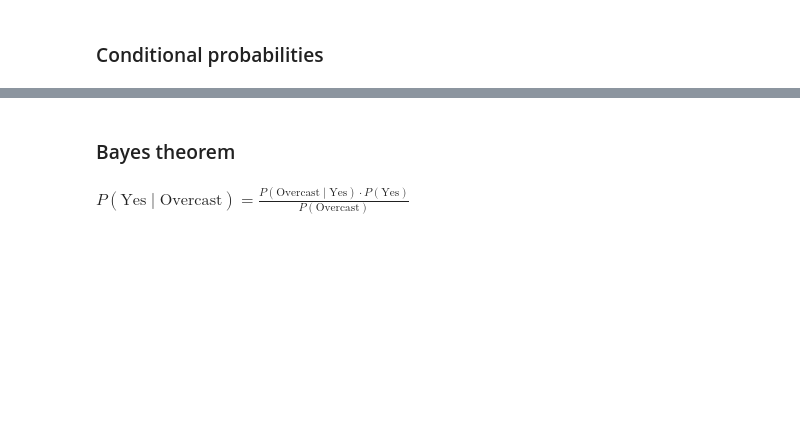
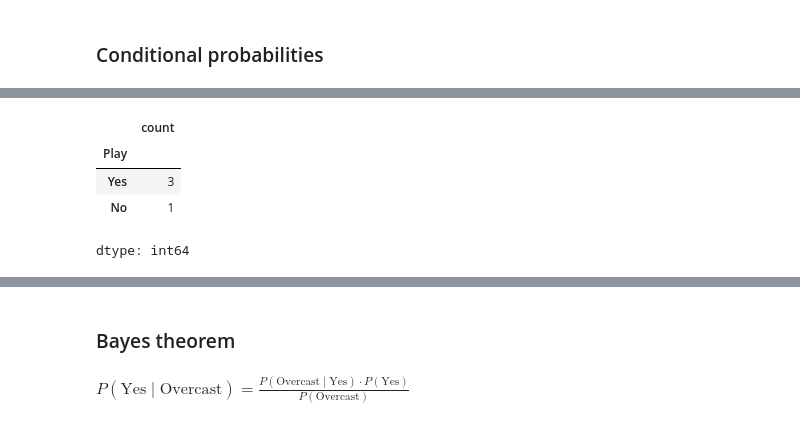
Before and after one commit to cnmi-ds-22/rwcitek___Data-Science-Portfolio-C22, a Jupyter notebook: Modules/Module_1_Intro_to_DS_and_Naive_Bayes/Lectures/122-Naive.Bayes.part-1.end.ipynb, the cells around one changed output, grey strips where cells are left out. Drawn from its saved outputs; the diff is of its cells as text; code cells hidden in the pictures; blank space fills up the shorter version.

```diff
--- a/Modules/Module_1_Intro_to_DS_and_Naive_Bayes/Lectures/122-Naive.Bayes.part-1.end.ipynb
+++ b/Modules/Module_1_Intro_to_DS_and_Naive_Bayes/Lectures/122-Naive.Bayes.part-1.end.ipynb
@@ -131,4 +247,10 @@ type(cond_counts)
 # %%
-cond_counts["Overcast"]
+cond_counts["Overcast",:]
+# %% [output]
+|  | count |
+| Play |  |
+| Yes | 3 |
+| No | 1 |
+dtype: int64
 # %%
 cond_counts[:,"Yes"]
```
Also changed, not shown: parts of 42 cells of this notebook.
